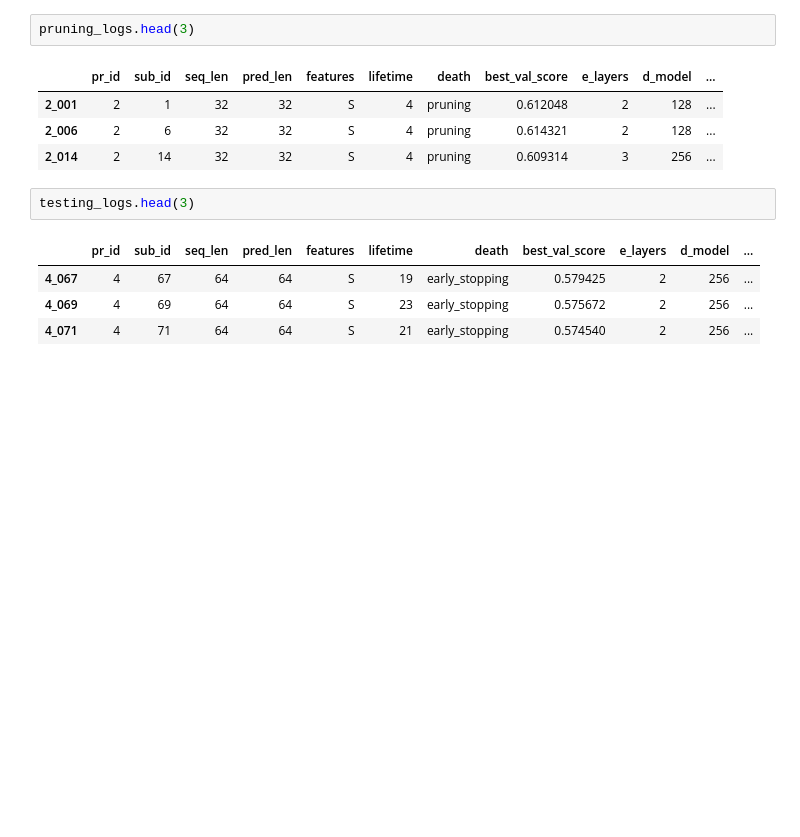
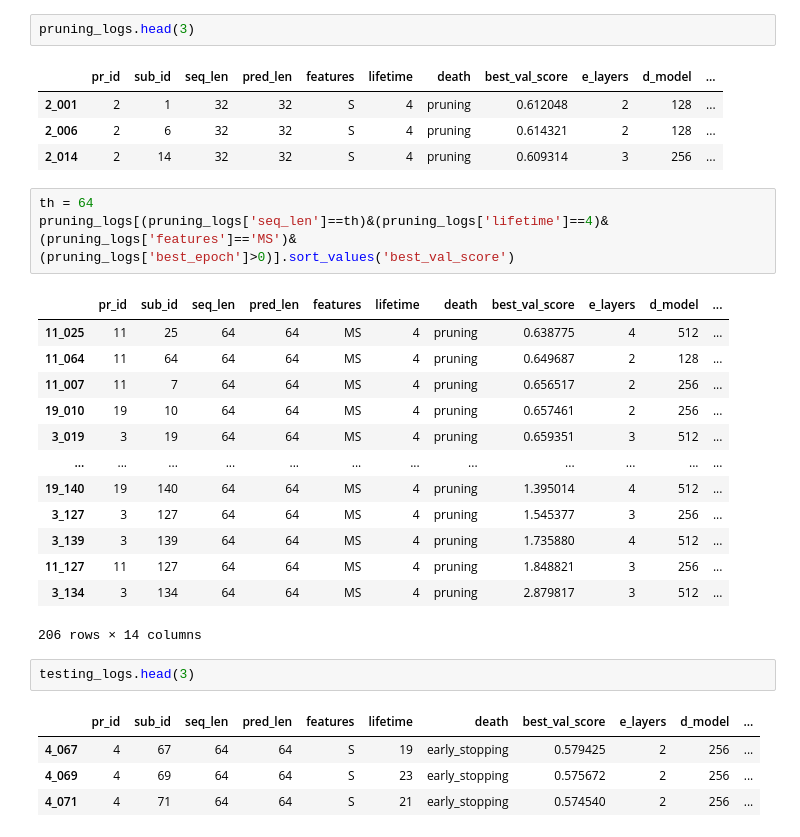
Before and after one commit to arnaud-odet/Time-Series-Library, a Jupyter notebook: results.ipynb, the cells around one changed output. Drawn from its saved outputs; the diff is of its cells as text; blank space fills up the shorter version.

```diff
--- a/results.ipynb
+++ b/results.ipynb
@@ -463,6 +463,23 @@ pruning_logs.head(3)
 | 2_001 | 2 | 1 | 32 | 32 | S | 4 | pruning | 0.612048 | 2 | 128 | ... |
 | 2_006 | 2 | 6 | 32 | 32 | S | 4 | pruning | 0.614321 | 2 | 128 | ... |
 | 2_014 | 2 | 14 | 32 | 32 | S | 4 | pruning | 0.609314 | 3 | 256 | ... |
+# %%
+th = 64
+pruning_logs[(pruning_logs['seq_len']==th)&(pruning_logs['lifetime']==4)&(pruning_logs['features']=='MS')&(pruning_logs['best_epoch']>0)].sort_values('best_val_score')
+# %% [output]
+|  | pr_id | sub_id | seq_len | pred_len | features | lifetime | death | best_val_score | e_layers | d_model | ... |
+| 11_025 | 11 | 25 | 64 | 64 | MS | 4 | pruning | 0.638775 | 4 | 512 | ... |
+| 11_064 | 11 | 64 | 64 | 64 | MS | 4 | pruning | 0.649687 | 2 | 128 | ... |
+| 11_007 | 11 | 7 | 64 | 64 | MS | 4 | pruning | 0.656517 | 2 | 256 | ... |
+| 19_010 | 19 | 10 | 64 | 64 | MS | 4 | pruning | 0.657461 | 2 | 256 | ... |
+| 3_019 | 3 | 19 | 64 | 64 | MS | 4 | pruning | 0.659351 | 3 | 512 | ... |
+| ... | ... | ... | ... | ... | ... | ... | ... | ... | ... | ... | ... |
+| 19_140 | 19 | 140 | 64 | 64 | MS | 4 | pruning | 1.395014 | 4 | 512 | ... |
+| 3_127 | 3 | 127 | 64 | 64 | MS | 4 | pruning | 1.545377 | 3 | 256 | ... |
+| 3_139 | 3 | 139 | 64 | 64 | MS | 4 | pruning | 1.735880 | 4 | 512 | ... |
+| 11_127 | 11 | 127 | 64 | 64 | MS | 4 | pruning | 1.848821 | 3 | 256 | ... |
+| 3_134 | 3 | 134 | 64 | 64 | MS | 4 | pruning | 2.879817 | 3 | 512 | ... |
+206 rows × 14 columns
 # %%
 testing_logs.head(3)
 # %% [output]
```
Also changed, not shown: parts of 7 cells of this notebook, 3 other files.
